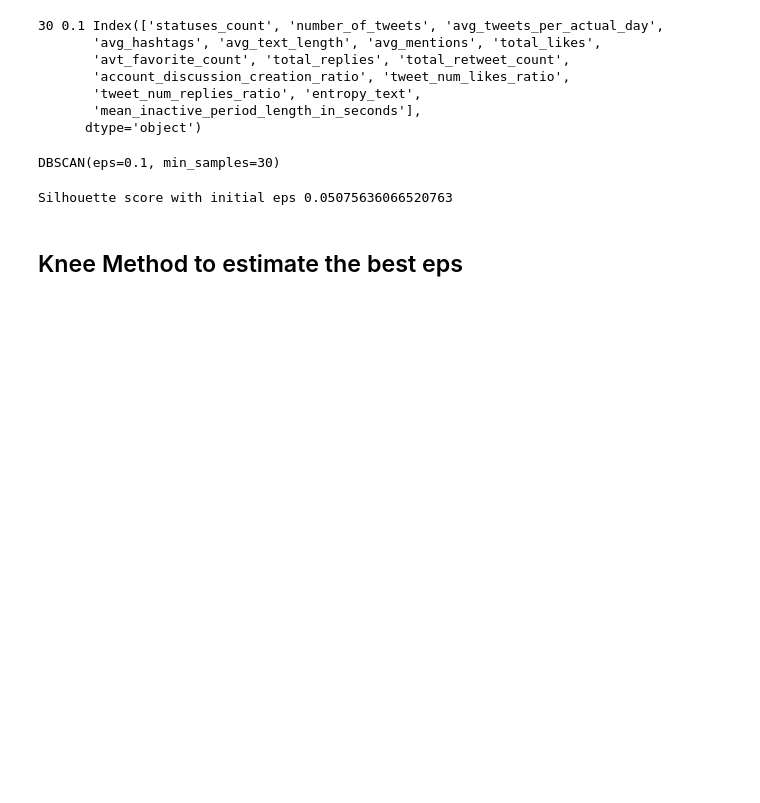
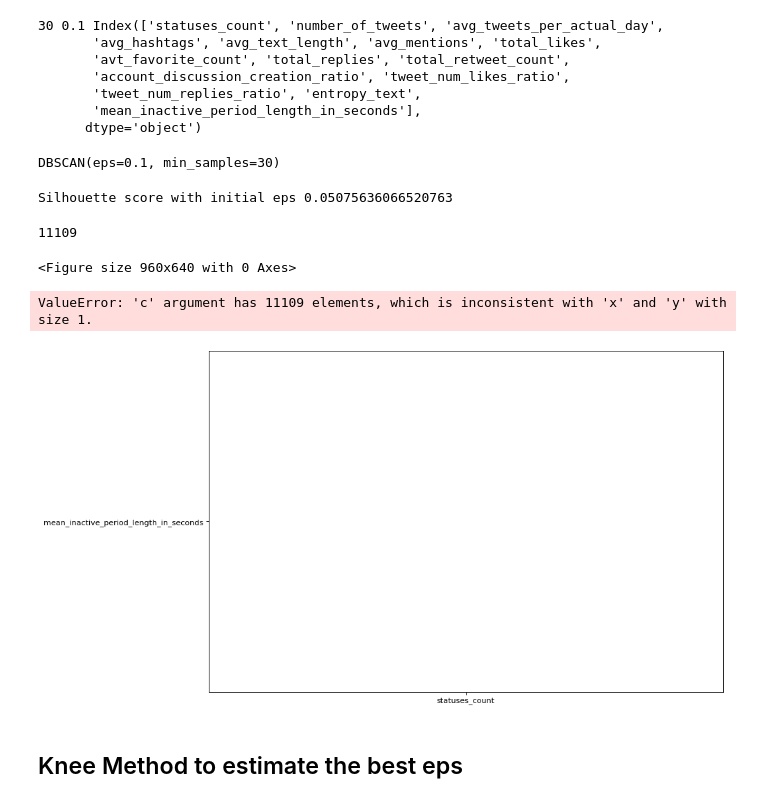
Before and after one commit to The-seven-dwarfs/DataMining-Group7, a Jupyter notebook: 2.2-DBSCAN_clustering.ipynb, the cells around one changed output. Drawn from its saved outputs; the diff is of its cells as text; code cells hidden in the pictures; blank space fills up the shorter version.

```diff
--- a/2.2-DBSCAN_clustering.ipynb
+++ b/2.2-DBSCAN_clustering.ipynb
@@ -279,12 +279,23 @@ print(initial_min_samples, initial_eps, subset_df.columns)
 # %%
 dbscan_instance = DBSCAN(eps=initial_eps, min_samples=initial_min_samples)
 dbscan_instance.fit(transform_result)
 initial_silhuette_score = silhouette_score(transform_result, dbscan_instance.labels_)
 
 print(f'Silhouette score with initial eps {initial_silhuette_score}')
+combination = list(subset_df.columns)
+labels = dbscan_instance.labels_.tolist()
+len(labels)
+plt.figure(figsize=(12, 8), dpi=80)
+plt.scatter(combination[0], combination[-1], c=labels, s=2)
+plt.tick_params(axis='both', which='major', labelsize=20)
+plt.show()
 # %% [output]
 DBSCAN(eps=0.1, min_samples=30)
 Silhouette score with initial eps 0.05075636066520763
+11109
+<Figure size 960x640 with 0 Axes>
+ValueError: 'c' argument has 11109 elements, which is inconsistent with 'x' and 'y' with size 1.
+[figure, added]
 # %% [markdown]
 ## Knee Method to estimate the best eps
 # %%
```
Also changed, not shown: parts of 1 cell of this notebook.
